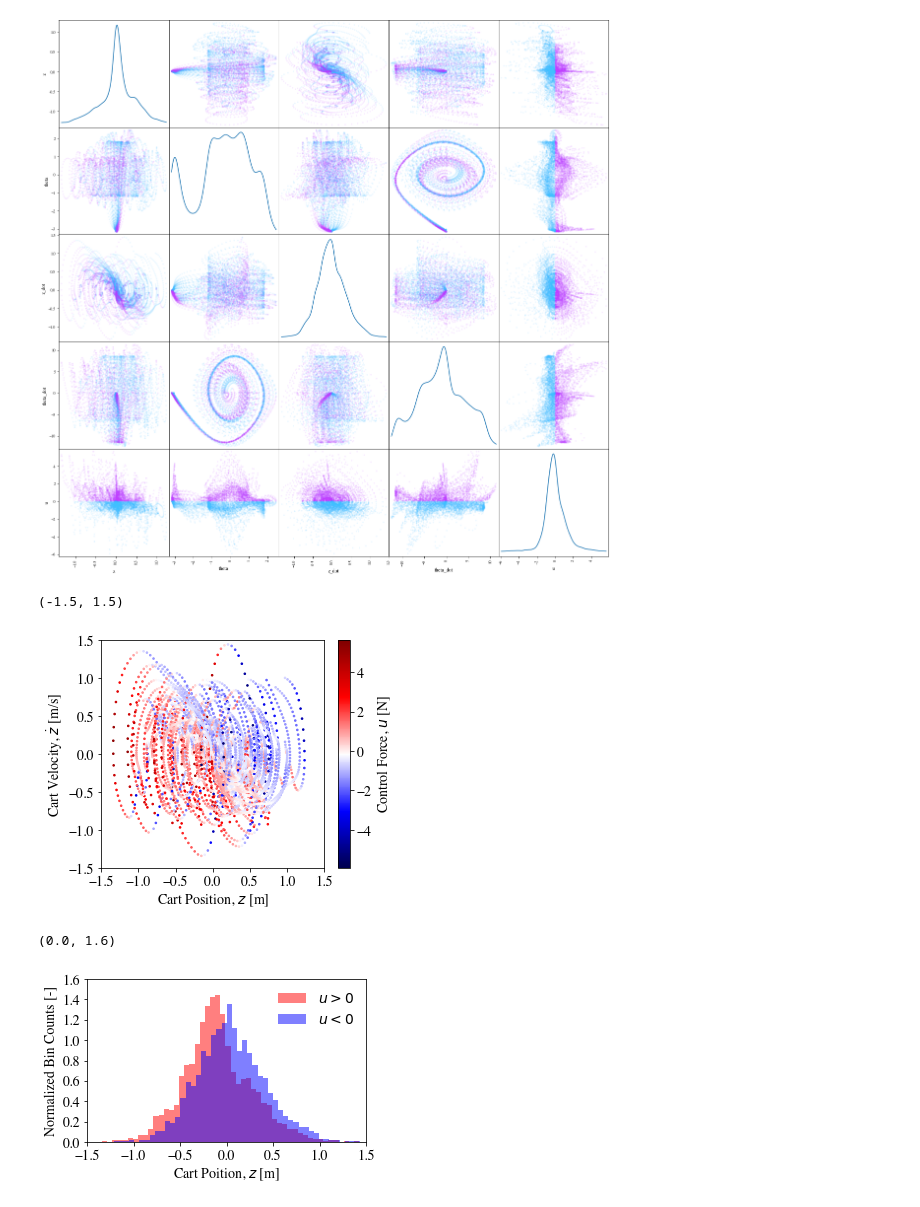
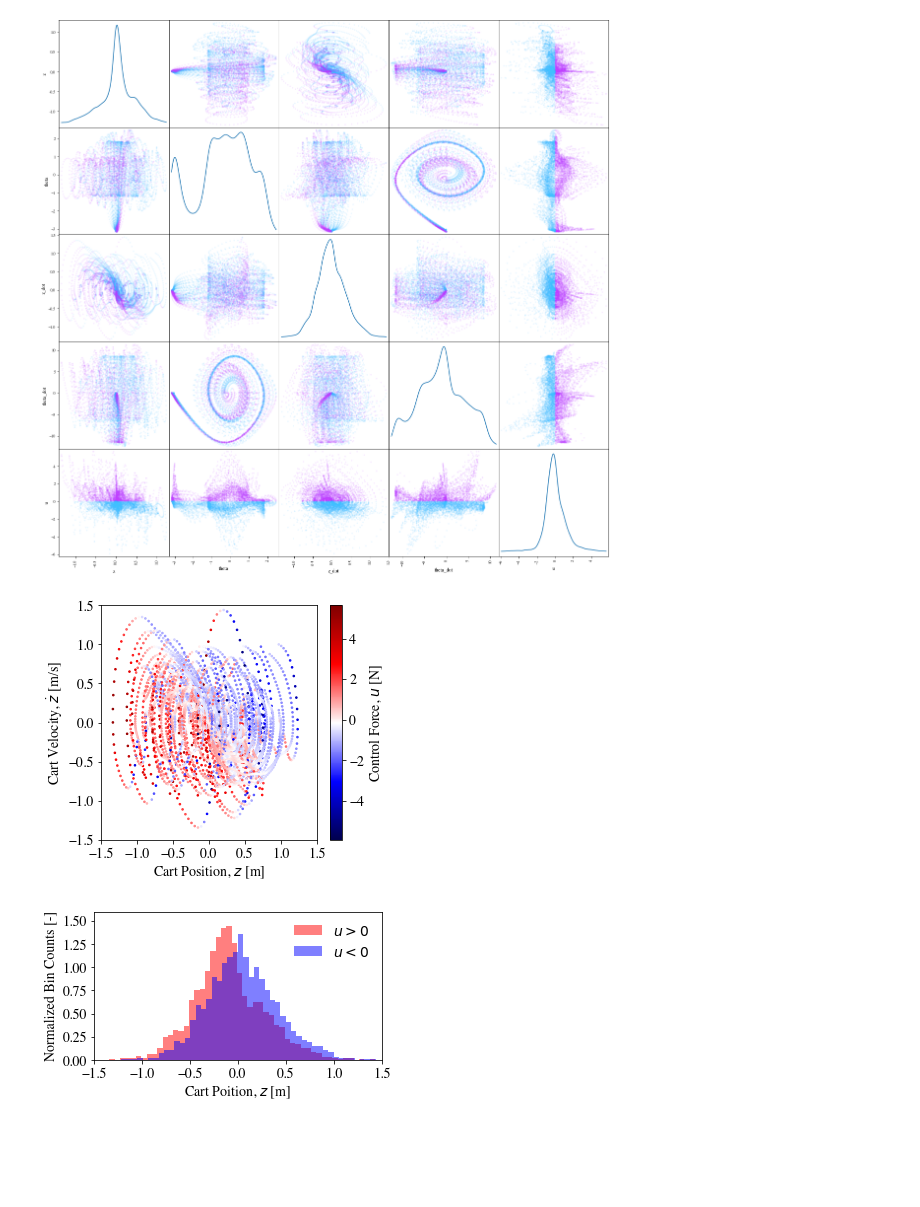
Before and after one commit to maitreyakv/imitation-learning, a Jupyter notebook: src/eda.ipynb, the cells around one changed output. Drawn from its saved outputs; the diff is of its cells as text; code cells hidden in the pictures; blank space fills up the shorter version.

Commit message:
Initial EDA figures

```diff
--- a/src/eda.ipynb
+++ b/src/eda.ipynb
@@ -6,7 +6,7 @@ from matplotlib import rcParams
 rcParams["font.family"] = "serif"
 rcParams["font.serif"] = "Times"
 # %%
-df = pd.read_csv("data.csv", skiprows=1)
+df = pd.read_csv("../data/data.csv", skiprows=1)
 # %%
 df.head()
 # %% [output]
@@ -23,18 +23,19 @@ pd.plotting.scatter_matrix(df.drop(columns=["group"]), alpha=0.1, diagonal="kde"
 # %%
 plt.figure(figsize=(5,4.2))
 plt.scatter(df["z"], df["z_dot"], c=df["u"], alpha=1, marker=".", s=10, cmap="seismic")
 cbar = plt.colorbar()
 cbar.ax.tick_params(labelsize=14)
 cbar.ax.set_ylabel(r"Control Force, $u$ [N]", rotation=90, fontsize=14)
 plt.xlabel(r"Cart Position, $z$ [m]", fontsize=14)
 plt.ylabel(r"Cart Velocity, $\dot{z}$ [m/s]", fontsize=14)
 plt.xticks(fontsize=14)
 plt.yticks(fontsize=14)
 plt.xlim([-1.5, 1.5])
 plt.ylim([-1.5, 1.5])
+plt.tight_layout()
+plt.savefig("../figures/eda/z_z_dot_scatter.png", dpi=500)
 # %% [output]
-(-1.5, 1.5)
-[figure, old version]
+[figure, new version]
 # %%
 plt.figure(figsize=(5,3))
 plt.hist(df["z_dot"][df["u"]>0], alpha=0.5, color="red", label=r"$u > 0$", density=True, bins=50)
@@ -46,9 +47,10 @@ plt.xticks(fontsize=14)
 plt.yticks(fontsize=14)
 plt.xlim([-1.5, 1.5])
 plt.ylim([0,1.6])
+plt.tight_layout()
+plt.savefig("../figures/eda/z_hist.png", dpi=500)
 # %% [output]
-(0.0, 1.6)
-[figure, old version]
+[figure, new version]
 # %%
 plt.figure(figsize=(5,4.25))
 plt.scatter(df["theta"], df["theta_dot"], alpha=1, c=df["u"], marker=".", s=10, cmap="seismic")
```
Also changed, not shown: parts of 1 cell of this notebook, 3 other files.
